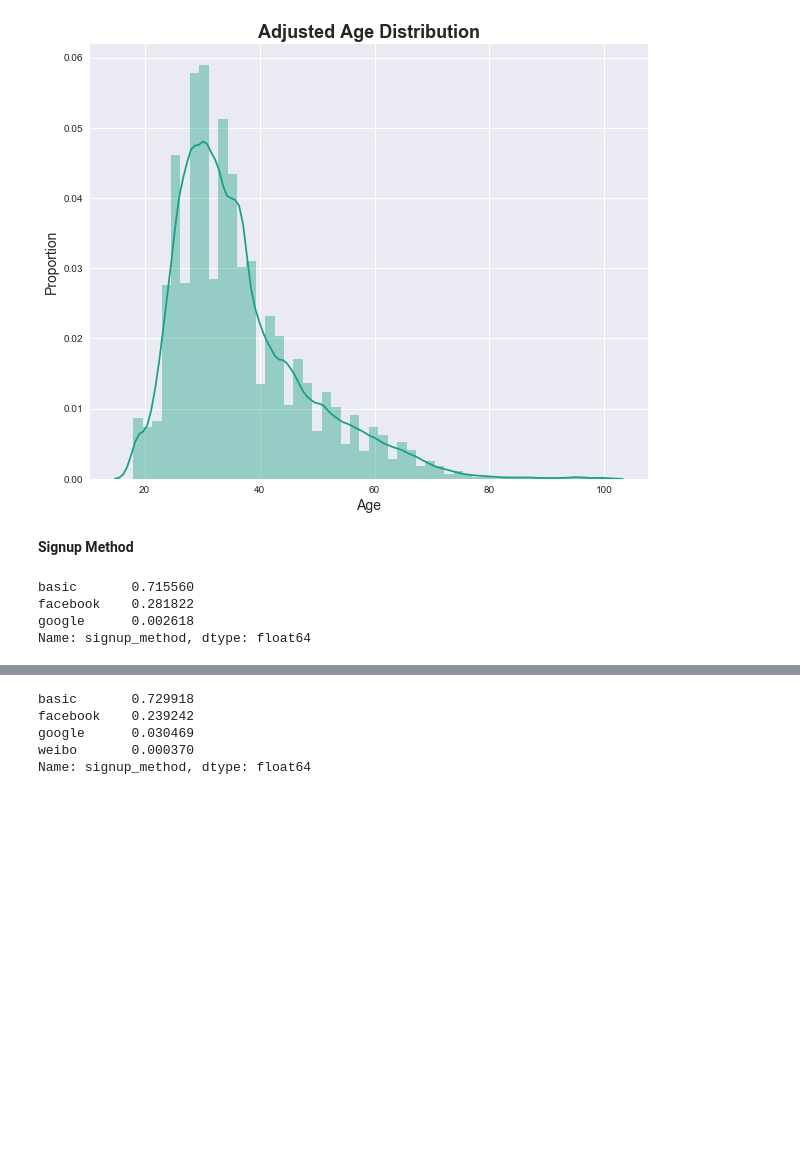
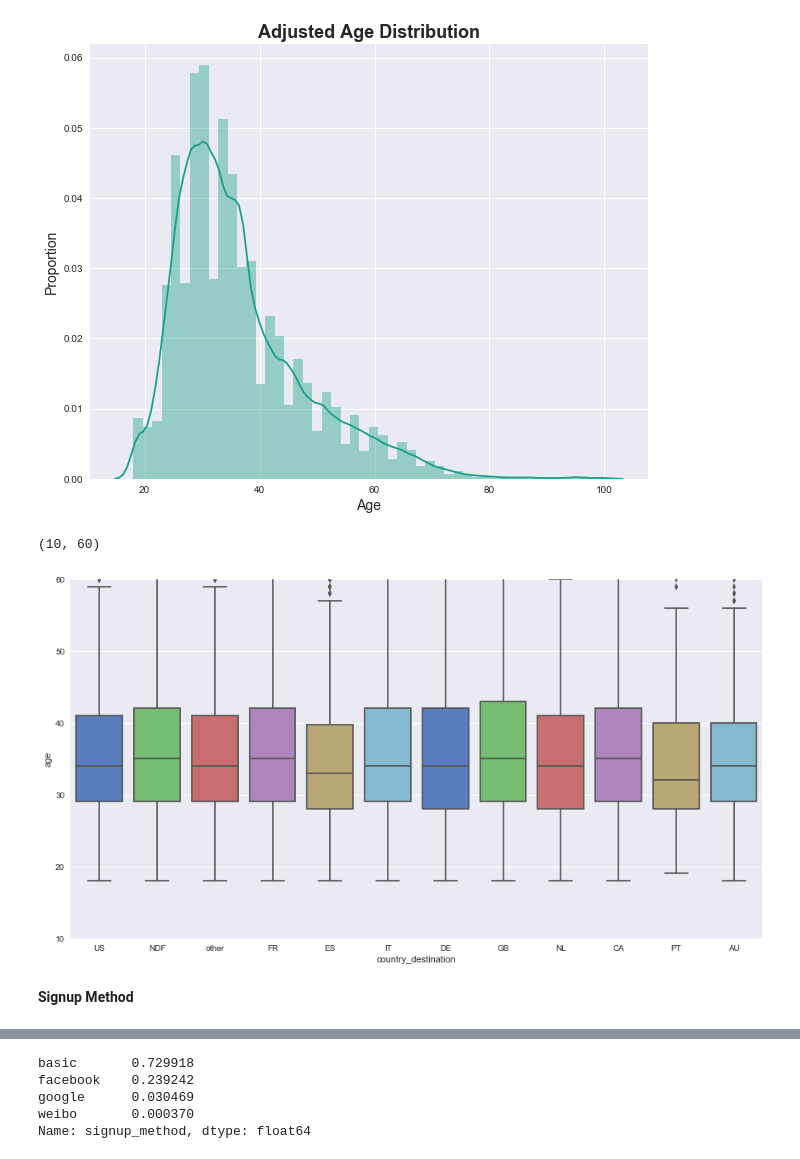
Before and after one commit to broad32/Project, a Jupyter notebook: Project.ipynb, the cells around one changed output, grey strips where cells are left out. Drawn from its saved outputs; the diff is of its cells as text; code cells hidden in the pictures; blank space fills up the shorter version.

```diff
--- a/Project.ipynb
+++ b/Project.ipynb
@@ -278,16 +277,11 @@ plt.title('Adjusted Age Distribution', fontsize=18, fontweight='bold')
 <matplotlib.text.Text at 0x...>
 [figure]
 # %%
-#fig, ax = plt.subplots(nrows=1, ncols=1,figsize=(15, 8))
-#sns.boxplot(x='country_destination', y='age', data=xtrain, palette="muted", ax =ax)
-#ax.set_ylim([10, 60])
+fig, ax = plt.subplots(nrows=1, ncols=1,figsize=(15, 8))
+sns.boxplot(x='country_destination', y='age', data=xtrain, palette="muted", ax =ax)
+ax.set_ylim([10, 60])
+# %% [output]
+(10, 60)
+[figure, added]
 # %% [markdown]
 **Signup Method**
-# %%
-#??? Should this be made into dummies or not?
-xtrain['signup_method'].value_counts(normalize=True, dropna=False)
-# %% [output]
-basic       0.715560
-facebook    0.281822
-google      0.002618
-Name: signup_method, dtype: float64
```
Also changed, not shown: parts of 7 cells of this notebook.
